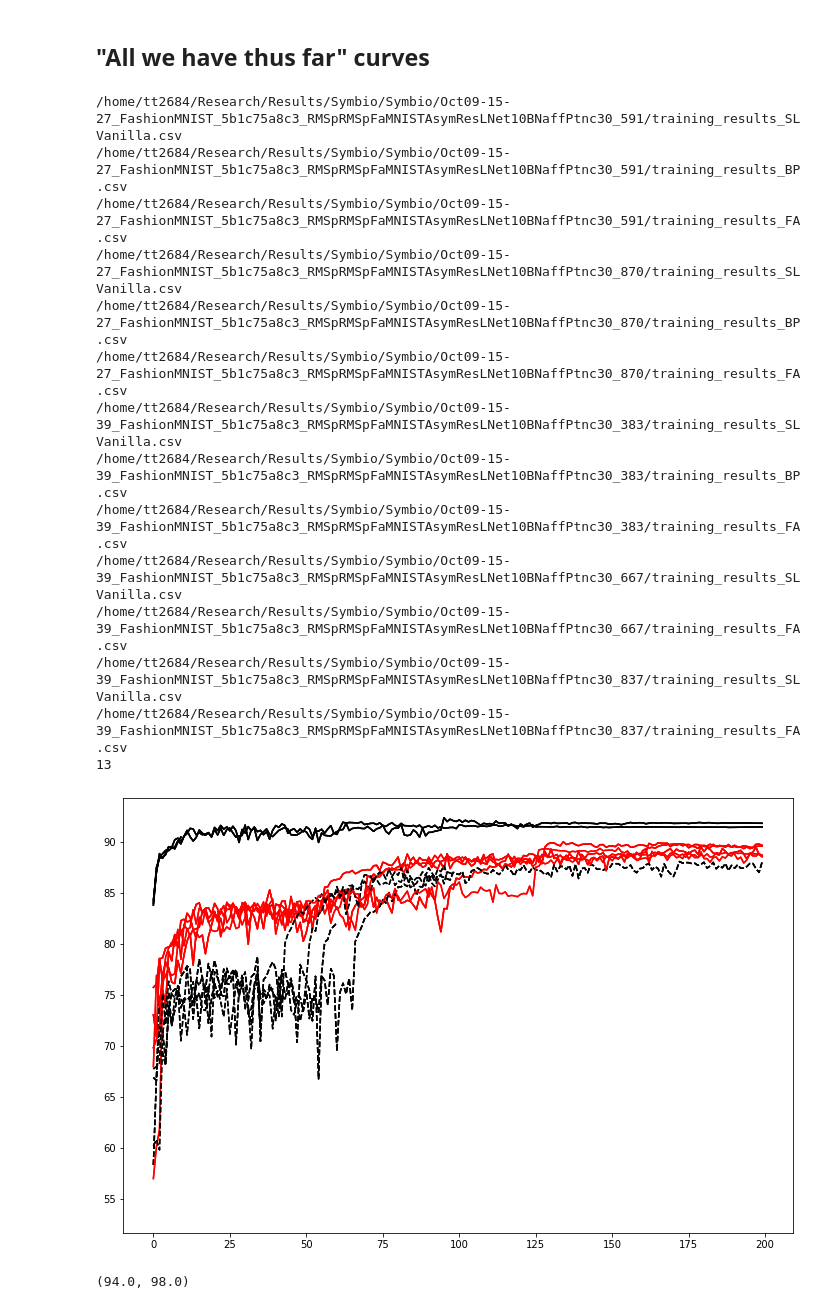
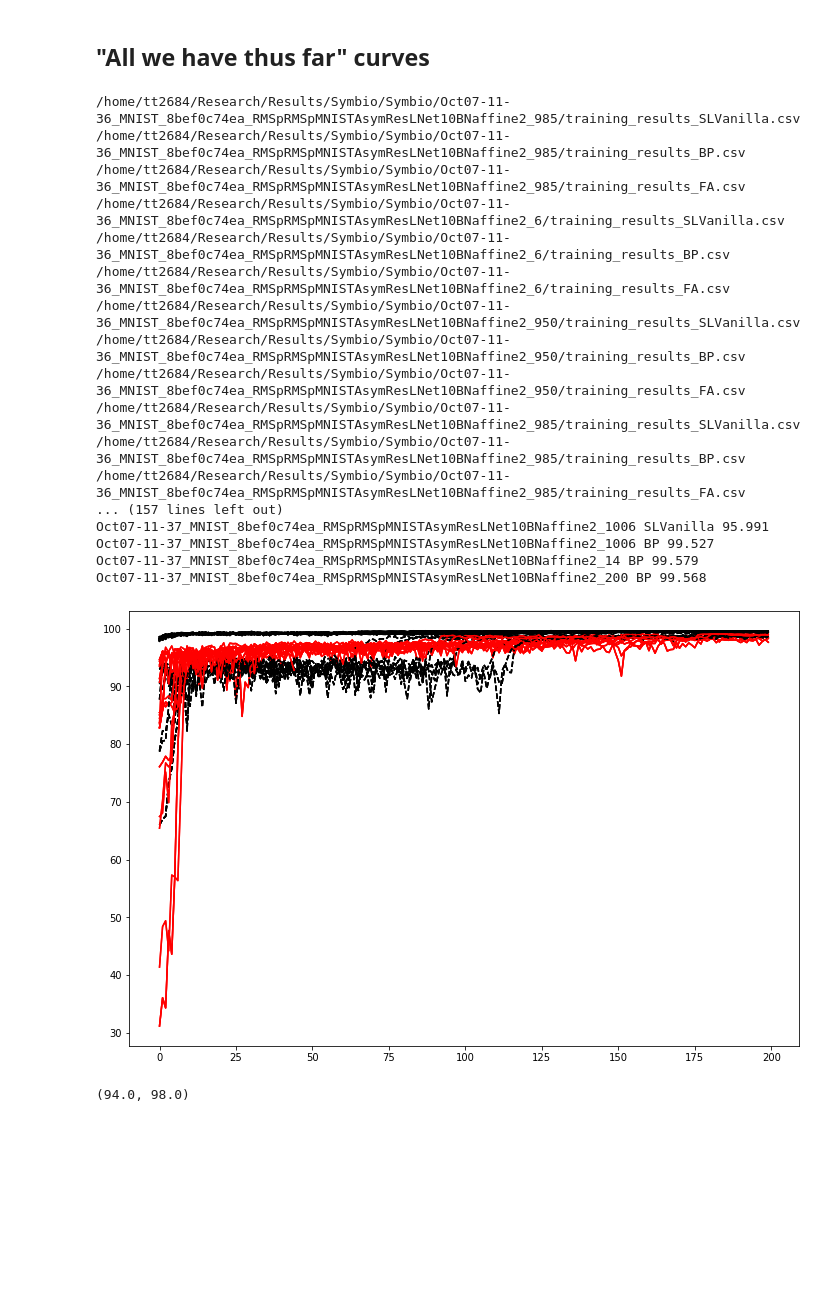
Before and after one commit to toosi/Feedback_Feedforward_Alignment, a Jupyter notebook: generate_figures_draft.ipynb, the cells around one changed output. Cells and saved outputs as stored; diff of their text form; code cells hidden in the pictures; blank space fills up the shorter version.

```diff
--- a/generate_figures_draft.ipynb
+++ b/generate_figures_draft.ipynb
@@ -210,9 +239,21 @@ number of valid runs 6
 # %%
 
-hashname=  'RMSpRMSpMNISTAsymResLNet10BNaff3' #'RMSpRMSpMNISTAsymResLNet10BNaffine'
+hashname= 'RMSpropRMSpropMNISTAsymResLNet10'#'RMSpRMSpMNISTAsymResLNet10BNaffine'
+
+
+# 'MNISTAsymResLNet10BNaffPatience30'
+#'RMSpRMSpMNISTAsymResLNet10BNaff3'
+
+#'RMSpCIFAR10AsymResLNet10BNaff'
+
+
+#'RMSpRMSpFaMNISTAsymResLNet10BNaff'  'RMSpRMSpFaMNISTAsymResLNet10BNaffPtnc30' #'FaMNISTAsymResLNet10BNaff'
+
+
+#'RMSpRMSpFaMNISTAsymResLNet10BNaffPtnc30' #'RMSpRMSpMNISTAsymResLNet10BNaff3' #'RMSpRMSpMNISTAsymResLNet10BNaffine'
 #'RMSpRMSpFaMNISTAsymResLNet10BNaff' #'RMSpRMSpMNISTAsymResLNet10BNaff3' #'RMSpRMSpFaMNISTAsymResLNet10BNaff' # 'RMSpRMSpMNISTAsymResLNet10BNaffine'
-n_epochs = 300#370
-n_epochs_ae = 300
+n_epochs = 200#300#800#200#300#370
+n_epochs_ae = 200#300#500#200#300
 
 #'RMSpropRMSpropMNISTAsymResLNet10' #'RMSpropRMSpropMNISTFullyConn' ##'RMSpropRMSpropMNISTFullyConnE150'
     # 'RMSpRMSpMNISTAsymResLNet10BNaffine'
@@ -335,4 +376,5 @@ if not os.path.exists(savedir):
 
 fig.savefig(savedir + '5lineplots_Testcorrd_%s.png'%(hashname), dpi=200)
 fig.savefig(savedir + '5lineplots_Testcorrd_%s.pdf'%(hashname), dpi=200)
+print(hashname, 'PatienceF:',configs['patiencee'],'PatienceB:',configs['patienced'])
 # %% [output]
@@ -612,10 +660,10 @@ import matplotlib.transforms as transforms
 
 markers = {'FullyConnected':'o', 'Convolutional':'s'}
 
-hash_conv = 'RMSpRMSpMNISTAsymResLNet10BNaffine' #'RMSpRMSpMNISTAsymResLNet10BNaff3' #'RMSpRMSpMNISTAsymResLNet10BNaffine2' #'RMSpRMSpMNISTAsymResLNet10BNaffine' #
+hash_conv = 'RMSpRMSpMNISTAsymResLNet10BNaff3' #'RMSpRMSpMNISTAsymResLNet10BNaffine' #'RMSpRMSpMNISTAsymResLNet10BNaff3' #'RMSpRMSpMNISTAsymResLNet10BNaffine2' #'RMSpRMSpMNISTAsymResLNet10BNaffine' #
 hash_fc  = 'RMSpropRMSpropMNISTFullyConnE150'
 
-n_epochs, n_epcohs_ae = 370, 200
+
 
 fig, ax = plt.subplots(1,1, figsize=(5,5))
 
@@ -628,6 +676,7 @@ for arch_type in ['Convolutional', 'FullyConnected']:
         # 'RMSpRMSpMNISTAsymResLNet10BNaffine'
     if arch_type =='Convolutional':
         hash_arch_type = hash_conv
+        n_epochs, n_epcohs_ae = 300, 300
     elif arch_type == 'FullyConnected':
         hash_arch_type = hash_fc
         n_epochs, n_epcohs_ae = 150, 150
@@ -1372,7 +1323,7 @@ for s in sigmas:
 # %% [markdown]
 ## "All we have thus far" curves
 # %%
-hashname = 'RMSpRMSpFaMNISTAsymResLNet10BNaffPtnc30'
+hashname = 'RMSpRMSpMNISTAsymResLNet10BNaffine2' #'RMSpRMSpFaMNISTAsymResLNet10BNaffPtnc30'
 #'RMSpCIFAR10AsymResLNet10BNaff'
 #'RMSpRMSpFaMNISTAsymResLNet10BNaffPtnc30' #'RMSpRMSpFaMNISTAsymResLNet10BNaff'
 # 'RMSpRMSpMNISTAsymResLNet10BNaffine'
@@ -1402,48 +1353,53 @@ for l in Lines:
             valid_runnames.append(runname)
         configs = yaml.safe_load(open(path_prefix + '/Results/Symbio/Symbio/%s/configs.yml'%runname, 'r'))
 
 print(len(valid_runnames))
 
 n_epochs = configs['epochs']
 arch =  configs['arche'][:-1]
 
 test_init = np.zeros((len(valid_runnames),n_epochs))
 test_acc_dict = {}
 test_corrd_dict = {}
 test_lossd_dict = {}
 for method in methods:
     test_acc_dict[method] = copy.deepcopy(test_init)
     test_corrd_dict[method] = copy.deepcopy(test_init)
     test_lossd_dict[method] = copy.deepcopy(test_init)
 
 for r, runname in enumerate(valid_runnames):
     configs = yaml.safe_load(open(path_prefix + '/Results/Symbio/Symbio/%s/configs.yml'%runname, 'r'))
 
     for method in methods:
         p = path_prefix + '/Results/Symbio/Symbio/%s/training_results_%s.csv'%(runname, method)
         if os.path.exists(p):
             df = pd.read_csv(p)
             label = method
             pl = ax.plot(df['test_acc'], label=label, color=colors[method], ls=linestyles[method])
             test_acc_dict[method][r][:len(list(df['test_acc']))] = list(df['test_acc'])
             test_corrd_dict[method][r][:len(list(df['test_acc']))] = list(df['test_corrd'])
             test_lossd_dict[method][r][:len(list(df['test_acc']))] = list(df['test_lossd'])
+
+            print(runname, method, max(list(df['test_acc'])))
 # %% [output]
-/home/tt2684/Research/Results/Symbio/Symbio/Oct09-15-27_FashionMNIST_5b1c75a8c3_RMSpRMSpFaMNISTAsymResLNet10BNaffPtnc30_591/training_results_SLVanilla.csv
-/home/tt2684/Research/Results/Symbio/Symbio/Oct09-15-27_FashionMNIST_5b1c75a8c3_RMSpRMSpFaMNISTAsymResLNet10BNaffPtnc30_591/training_results_BP.csv
-/home/tt2684/Research/Results/Symbio/Symbio/Oct09-15-27_FashionMNIST_5b1c75a8c3_RMSpRMSpFaMNISTAsymResLNet10BNaffPtnc30_591/training_results_FA.csv
-/home/tt2684/Research/Results/Symbio/Symbio/Oct09-15-27_FashionMNIST_5b1c75a8c3_RMSpRMSpFaMNISTAsymResLNet10BNaffPtnc30_870/training_results_SLVanilla.csv
-/home/tt2684/Research/Results/Symbio/Symbio/Oct09-15-27_FashionMNIST_5b1c75a8c3_RMSpRMSpFaMNISTAsymResLNet10BNaffPtnc30_870/training_results_BP.csv
-/home/tt2684/Research/Results/Symbio/Symbio/Oct09-15-27_FashionMNIST_5b1c75a8c3_RMSpRMSpFaMNISTAsymResLNet10BNaffPtnc30_870/training_results_FA.csv
-/home/tt2684/Research/Results/Symbio/Symbio/Oct09-15-39_FashionMNIST_5b1c75a8c3_RMSpRMSpFaMNISTAsymResLNet10BNaffPtnc30_383/training_results_SLVanilla.csv
-/home/tt2684/Research/Results/Symbio/Symbio/Oct09-15-39_FashionMNIST_5b1c75a8c3_RMSpRMSpFaMNISTAsymResLNet10BNaffPtnc30_383/training_results_BP.csv
-/home/tt2684/Research/Results/Symbio/Symbio/Oct09-15-39_FashionMNIST_5b1c75a8c3_RMSpRMSpFaMNISTAsymResLNet10BNaffPtnc30_383/training_results_FA.csv
-/home/tt2684/Research/Results/Symbio/Symbio/Oct09-15-39_FashionMNIST_5b1c75a8c3_RMSpRMSpFaMNISTAsymResLNet10BNaffPtnc30_667/training_results_SLVanilla.csv
-/home/tt2684/Research/Results/Symbio/Symbio/Oct09-15-39_FashionMNIST_5b1c75a8c3_RMSpRMSpFaMNISTAsymResLNet10BNaffPtnc30_667/training_results_FA.csv
-/home/tt2684/Research/Results/Symbio/Symbio/Oct09-15-39_FashionMNIST_5b1c75a8c3_RMSpRMSpFaMNISTAsymResLNet10BNaffPtnc30_837/training_results_SLVanilla.csv
-/home/tt2684/Research/Results/Symbio/Symbio/Oct09-15-39_FashionMNIST_5b1c75a8c3_RMSpRMSpFaMNISTAsymResLNet10BNaffPtnc30_837/training_results_FA.csv
-13
+/home/tt2684/Research/Results/Symbio/Symbio/Oct07-11-36_MNIST_8bef0c74ea_RMSpRMSpMNISTAsymResLNet10BNaffine2_985/training_results_SLVanilla.csv
+/home/tt2684/Research/Results/Symbio/Symbio/Oct07-11-36_MNIST_8bef0c74ea_RMSpRMSpMNISTAsymResLNet10BNaffine2_985/training_results_BP.csv
+/home/tt2684/Research/Results/Symbio/Symbio/Oct07-11-36_MNIST_8bef0c74ea_RMSpRMSpMNISTAsymResLNet10BNaffine2_985/training_results_FA.csv
+/home/tt2684/Research/Results/Symbio/Symbio/Oct07-11-36_MNIST_8bef0c74ea_RMSpRMSpMNISTAsymResLNet10BNaffine2_6/training_results_SLVanilla.csv
+/home/tt2684/Research/Results/Symbio/Symbio/Oct07-11-36_MNIST_8bef0c74ea_RMSpRMSpMNISTAsymResLNet10BNaffine2_6/training_results_BP.csv
+/home/tt2684/Research/Results/Symbio/Symbio/Oct07-11-36_MNIST_8bef0c74ea_RMSpRMSpMNISTAsymResLNet10BNaffine2_6/training_results_FA.csv
+/home/tt2684/Research/Results/Symbio/Symbio/Oct07-11-36_MNIST_8bef0c74ea_RMSpRMSpMNISTAsymResLNet10BNaffine2_950/training_results_SLVanilla.csv
+/home/tt2684/Research/Results/Symbio/Symbio/Oct07-11-36_MNIST_8bef0c74ea_RMSpRMSpMNISTAsymResLNet10BNaffine2_950/training_results_BP.csv
+/home/tt2684/Research/Results/Symbio/Symbio/Oct07-11-36_MNIST_8bef0c74ea_RMSpRMSpMNISTAsymResLNet10BNaffine2_950/training_results_FA.csv
+/home/tt2684/Research/Results/Symbio/Symbio/Oct07-11-36_MNIST_8bef0c74ea_RMSpRMSpMNISTAsymResLNet10BNaffine2_985/training_results_SLVanilla.csv
+/home/tt2684/Research/Results/Symbio/Symbio/Oct07-11-36_MNIST_8bef0c74ea_RMSpRMSpMNISTAsymResLNet10BNaffine2_985/training_results_BP.csv
+/home/tt2684/Research/Results/Symbio/Symbio/Oct07-11-36_MNIST_8bef0c74ea_RMSpRMSpMNISTAsymResLNet10BNaffine2_985/training_results_FA.csv
+... (157 lines left out)
+Oct07-11-37_MNIST_8bef0c74ea_RMSpRMSpMNISTAsymResLNet10BNaffine2_1006 SLVanilla 95.991
+Oct07-11-37_MNIST_8bef0c74ea_RMSpRMSpMNISTAsymResLNet10BNaffine2_1006 BP 99.527
+Oct07-11-37_MNIST_8bef0c74ea_RMSpRMSpMNISTAsymResLNet10BNaffine2_14 BP 99.579
+Oct07-11-37_MNIST_8bef0c74ea_RMSpRMSpMNISTAsymResLNet10BNaffine2_200 BP 99.568
-[figure, old version]
+[figure, new version]
 # %%
 plt.plot(acc_test_dict['BP']/12,'k')
 plt.plot(acc_test_dict['SLVanilla']/12,'g')
```
Also changed, not shown: parts of 12 cells of this notebook, 1 other file.
